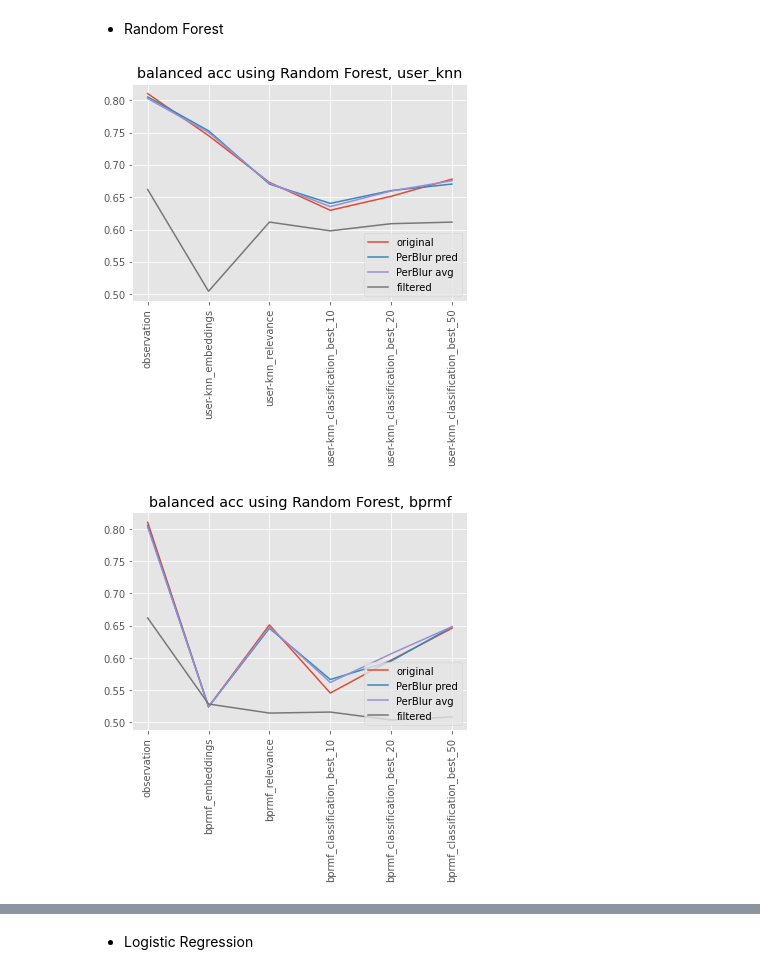
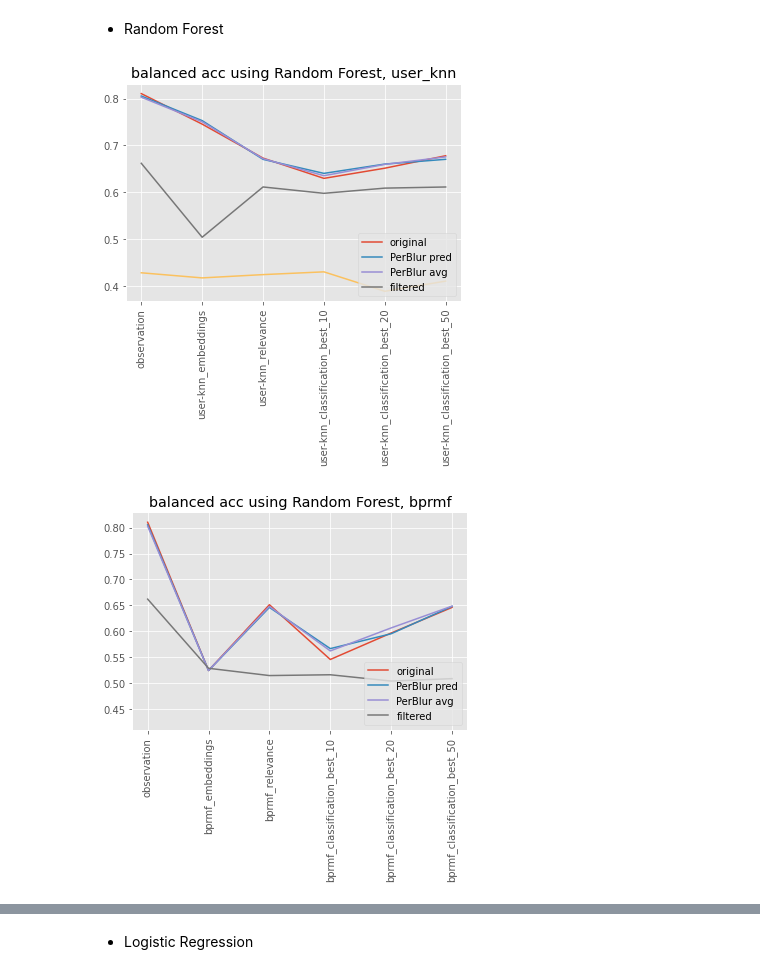
Before and after one commit to marinimau/privacy_and_fairness_in_recsys, a Jupyter notebook: results/movielens1m/compare_obfuscation_age.ipynb, the cells around one changed output, grey strips where cells are left out. Drawn from its saved outputs; the diff is of its cells as text; code cells hidden in the pictures.

Commit message:
format results for plot.

```diff
--- a/results/movielens1m/compare_obfuscation_age.ipynb
+++ b/results/movielens1m/compare_obfuscation_age.ipynb
@@ -34,6 +34,13 @@ filtered_random_forest.rename(columns={0: 'dataset', 1: 'balanced acc', 2: 'f1',
 
 filtered_logistic_regression = pd.read_csv('./obfuscation_pipeline/filtered/age_inference_logistic-regression.csv', header=None)
 filtered_logistic_regression.rename(columns={0: 'dataset', 1: 'balanced acc', 2: 'f1', 3: 'precision', 4: 'recall', 5: 'accuracy'}, inplace=True)
+
+
+fairrecsys_random_forest = pd.read_csv('../../fairecsys/results/movielens1m/age_inference_random-forest.csv', header=None)
+fairrecsys_random_forest.rename(columns={0: 'dataset', 1: 'balanced acc', 2: 'f1', 3: 'precision', 4: 'recall', 5: 'accuracy'}, inplace=True)
+
+fairrecsys_logistic_regression = pd.read_csv('../../fairecsys/results/movielens1m/age_inference_logistic-regression.csv', header=None)
+fairrecsys_logistic_regression.rename(columns={0: 'dataset', 1: 'balanced acc', 2: 'f1', 3: 'precision', 4: 'recall', 5: 'accuracy'}, inplace=True)
 # %% [markdown]
 ### Pipeline comparison
 # %%
@@ -63,8 +70,8 @@ required_experiments = [[0, 'user_knn'], [3, 'bprmf'], [5, 'wrmf'], [7, 'multida
 * Random Forest
 # %%
 for i, name in required_experiments:
-    _models = [original_random_forest, pred_random_forest, avg_random_forest, filtered_random_forest]
+    _models = [original_random_forest, pred_random_forest, avg_random_forest, filtered_random_forest, fairrecsys_random_forest]
     perform_plot(_models, metrics[0], 'Random Forest, '+ name, i)
 # %% [output]
-[figure, old version]
+[figure, new version]
-[figure, old version]
+[figure, new version]
```
Also changed, not shown: parts of 2 cells of this notebook, 3 other files.
